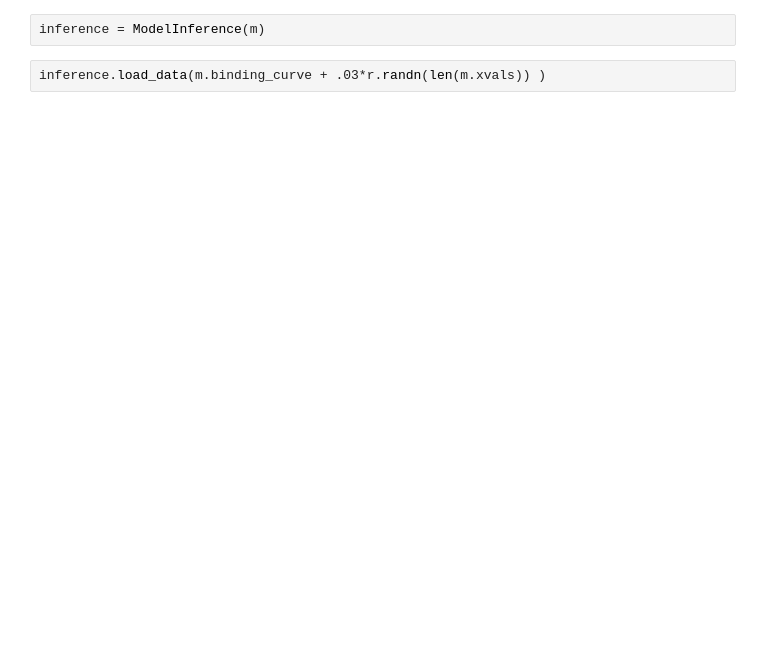
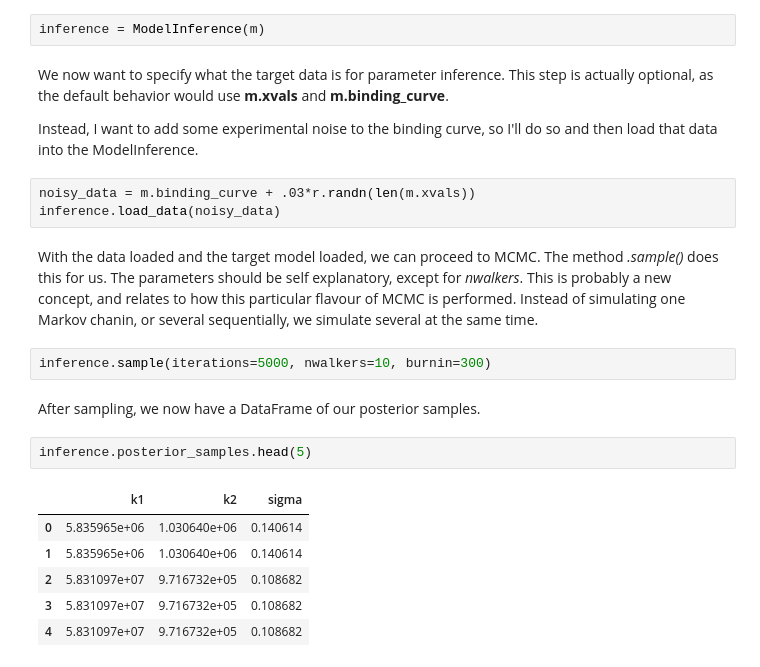
Before and after one commit to bliebeskind/EvoPhys, a Jupyter notebook: notebooks/model_inference_example.ipynb, the cells around one changed output. Cells and saved outputs as stored; diff of their text form; blank space fills up the shorter version.

```diff
--- a/notebooks/model_inference_example.ipynb
+++ b/notebooks/model_inference_example.ipynb
@@ -14,4 +25,24 @@ plt.semilogx(m.xvals, m.binding_curve , 'o')
 # %%
 inference = ModelInference(m)
+# %% [markdown]
+We now want to specify what the target data is for parameter inference. This step is actually optional, as the default behavior would use **m.xvals** and **m.binding_curve**.
+
+Instead, I want to add some experimental noise to the binding curve, so I'll do so and then load that data into the ModelInference.
 # %%
-inference.load_data(m.binding_curve + .03*r.randn(len(m.xvals)) )
+noisy_data = m.binding_curve + .03*r.randn(len(m.xvals))
+inference.load_data(noisy_data)
+# %% [markdown]
+With the data loaded and the target model loaded, we can proceed to MCMC. The method *.sample()* does this for us. The parameters should be self explanatory, except for *nwalkers*. This is probably a new concept, and relates to how this particular flavour of MCMC is performed. Instead of simulating one Markov chanin, or several sequentially, we simulate several at the same time.
+# %%
+inference.sample(iterations=5000, nwalkers=10, burnin=300)
+# %% [markdown]
+After sampling, we now have a DataFrame of our posterior samples.
+# %%
+inference.posterior_samples.head(5)
+# %% [output]
+|  | k1 | k2 | sigma |
+| 0 | 5.835965e+06 | 1.030640e+06 | 0.140614 |
+| 1 | 5.835965e+06 | 1.030640e+06 | 0.140614 |
+| 2 | 5.831097e+07 | 9.716732e+05 | 0.108682 |
+| 3 | 5.831097e+07 | 9.716732e+05 | 0.108682 |
+| 4 | 5.831097e+07 | 9.716732e+05 | 0.108682 |
```
Also changed, not shown: parts of 12 cells of this notebook, 3 other files.
